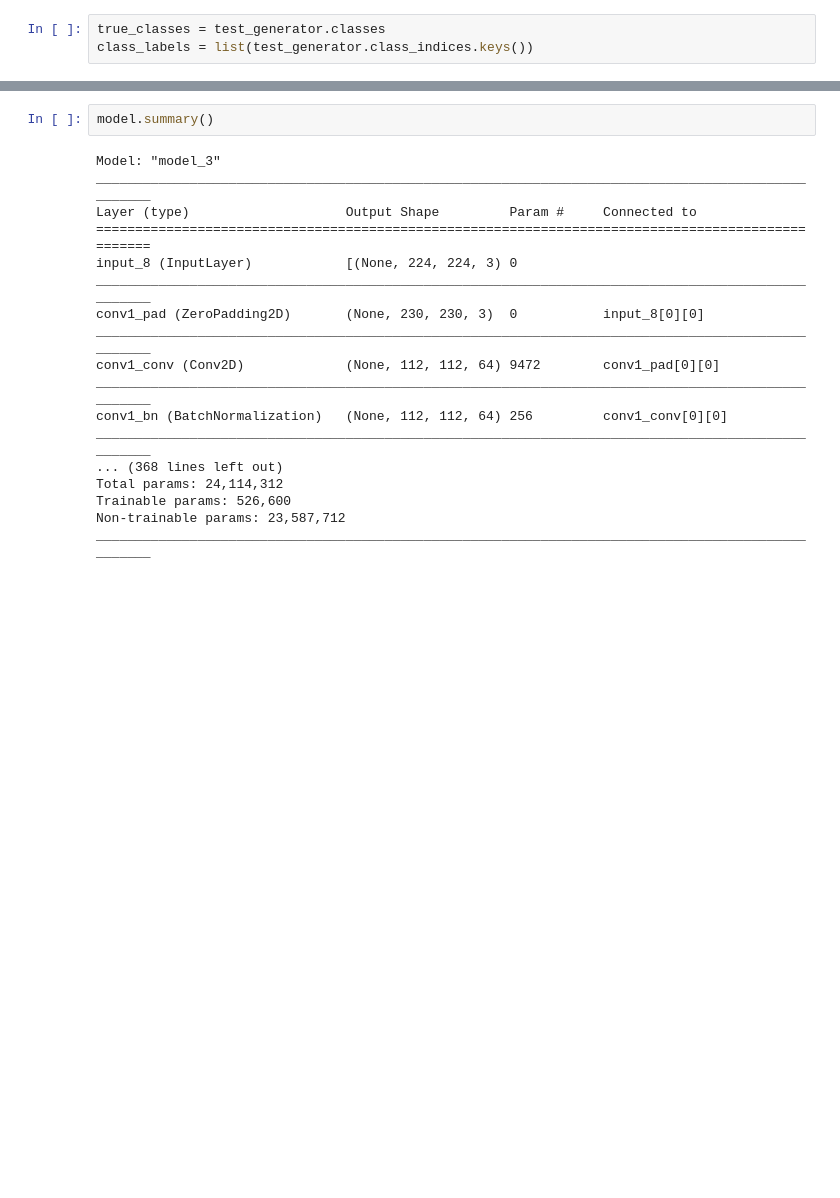
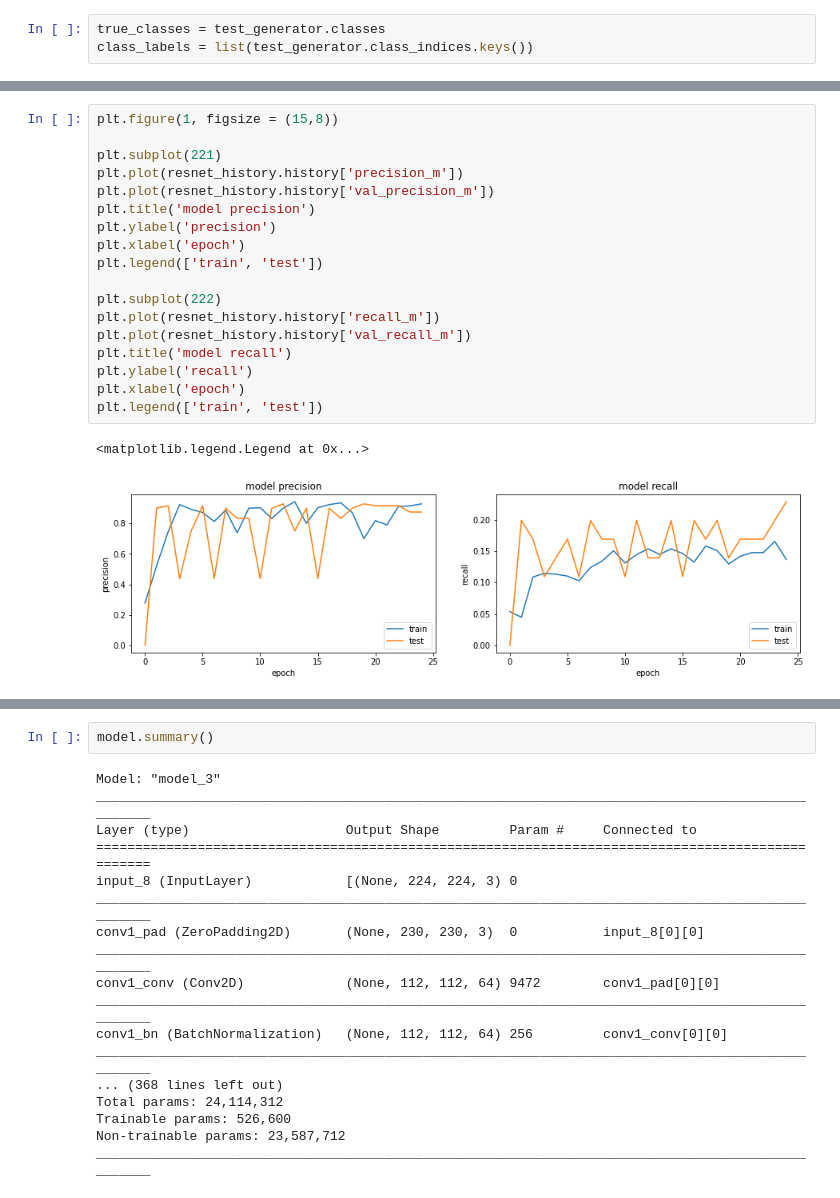
Before and after one commit to MaheshaMuthumala/plant-species-recognition, a Jupyter notebook: research.ipynb, the cells around one changed output, grey strips where cells are left out. Drawn from its saved outputs; the diff is of its cells as text; blank space fills up the shorter version.

```diff
--- a/research.ipynb
+++ b/research.ipynb
@@ -182,0 +295,21 @@ weighted avg       0.01      0.12      0.02        43
+# %%
+plt.figure(1, figsize = (15,8))
+
+plt.subplot(221)
+plt.plot(resnet_history.history['precision_m'])
+plt.plot(resnet_history.history['val_precision_m'])
+plt.title('model precision')
+plt.ylabel('precision')
+plt.xlabel('epoch')
+plt.legend(['train', 'test'])
+
+plt.subplot(222)
+plt.plot(resnet_history.history['recall_m'])
+plt.plot(resnet_history.history['val_recall_m'])
+plt.title('model recall')
+plt.ylabel('recall')
+plt.xlabel('epoch')
+plt.legend(['train', 'test'])
+# %% [output]
+<matplotlib.legend.Legend at 0x...>
+[figure, added]
```
Also changed, not shown: parts of 22 cells of this notebook.
